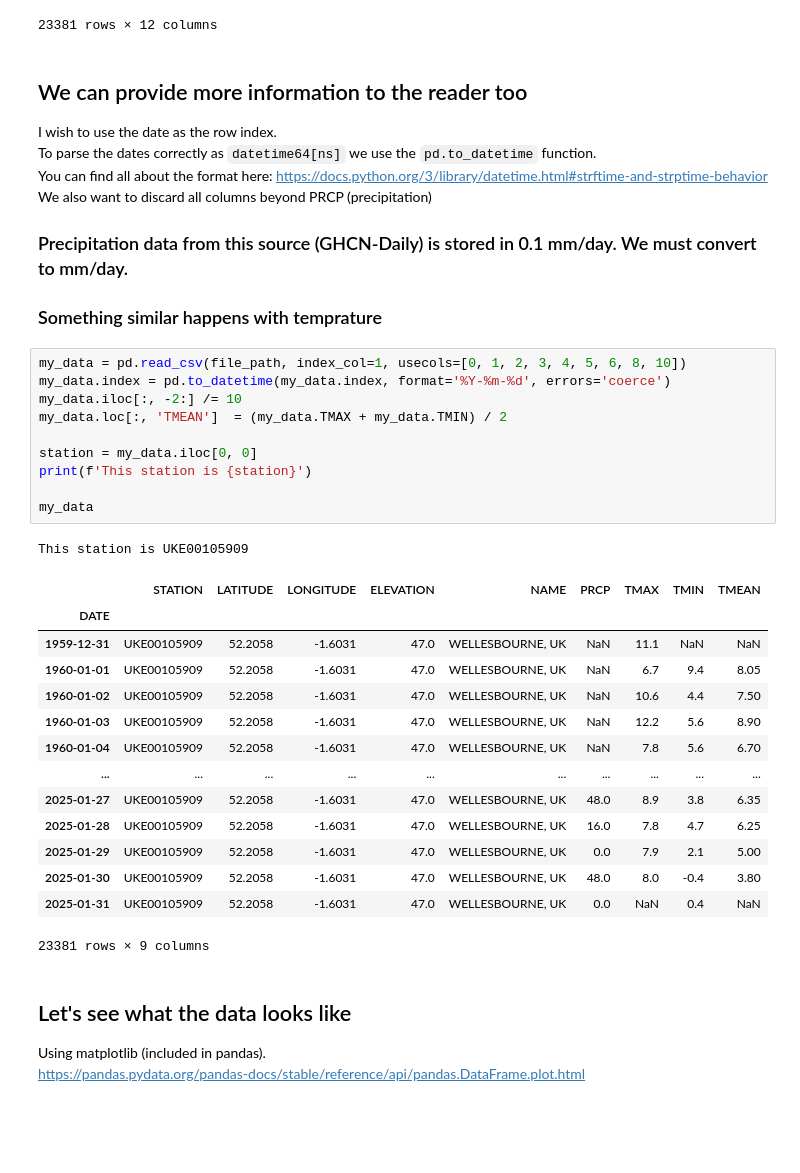
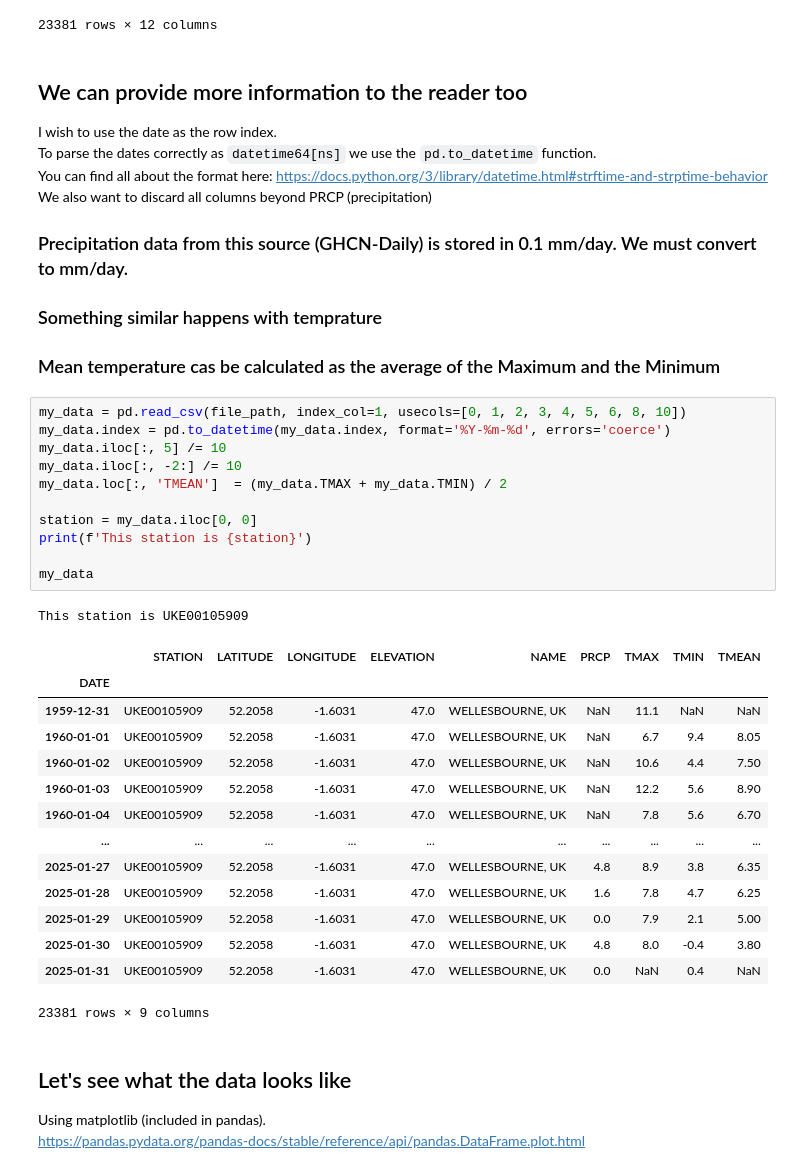
Before and after one commit to JosePedroMatos/SHU_hydrology, a Jupyter notebook: Working with monthly data.ipynb, the cells around one changed output. Saved outputs shown, nothing was run; the diff lists cells and outputs as text; blank space fills up the shorter version.

```diff
--- a/Working with monthly data.ipynb
+++ b/Working with monthly data.ipynb
@@ -60,30 +60,32 @@ We also want to discard all columns beyond PRCP (precipitation)
 
 ### Precipitation data from this source (GHCN-Daily) is stored in 0.1 mm/day. We must convert to mm/day.
 ### Something similar happens with temprature
+### Mean temperature cas be calculated as the average of the Maximum and the Minimum
 # %%
 my_data = pd.read_csv(file_path, index_col=1, usecols=[0, 1, 2, 3, 4, 5, 6, 8, 10])
 my_data.index = pd.to_datetime(my_data.index, format='%Y-%m-%d', errors='coerce')
+my_data.iloc[:, 5] /= 10
 my_data.iloc[:, -2:] /= 10
 my_data.loc[:, 'TMEAN']  = (my_data.TMAX + my_data.TMIN) / 2
 
 station = my_data.iloc[0, 0]
 print(f'This station is {station}')
 
 my_data
 # %% [output]
 This station is UKE00105909
 |  | STATION | LATITUDE | LONGITUDE | ELEVATION | NAME | PRCP | TMAX | TMIN | TMEAN |
 | DATE |  |  |  |  |  |  |  |  |  |
 | 1959-12-31 | UKE00105909 | 52.2058 | -1.6031 | 47.0 | WELLESBOURNE, UK | NaN | 11.1 | NaN | NaN |
 | 1960-01-01 | UKE00105909 | 52.2058 | -1.6031 | 47.0 | WELLESBOURNE, UK | NaN | 6.7 | 9.4 | 8.05 |
 | 1960-01-02 | UKE00105909 | 52.2058 | -1.6031 | 47.0 | WELLESBOURNE, UK | NaN | 10.6 | 4.4 | 7.50 |
 | 1960-01-03 | UKE00105909 | 52.2058 | -1.6031 | 47.0 | WELLESBOURNE, UK | NaN | 12.2 | 5.6 | 8.90 |
 | 1960-01-04 | UKE00105909 | 52.2058 | -1.6031 | 47.0 | WELLESBOURNE, UK | NaN | 7.8 | 5.6 | 6.70 |
 | ... | ... | ... | ... | ... | ... | ... | ... | ... | ... |
-| 2025-01-27 | UKE00105909 | 52.2058 | -1.6031 | 47.0 | WELLESBOURNE, UK | 48.0 | 8.9 | 3.8 | 6.35 |
-| 2025-01-28 | UKE00105909 | 52.2058 | -1.6031 | 47.0 | WELLESBOURNE, UK | 16.0 | 7.8 | 4.7 | 6.25 |
+| 2025-01-27 | UKE00105909 | 52.2058 | -1.6031 | 47.0 | WELLESBOURNE, UK | 4.8 | 8.9 | 3.8 | 6.35 |
+| 2025-01-28 | UKE00105909 | 52.2058 | -1.6031 | 47.0 | WELLESBOURNE, UK | 1.6 | 7.8 | 4.7 | 6.25 |
 | 2025-01-29 | UKE00105909 | 52.2058 | -1.6031 | 47.0 | WELLESBOURNE, UK | 0.0 | 7.9 | 2.1 | 5.00 |
-| 2025-01-30 | UKE00105909 | 52.2058 | -1.6031 | 47.0 | WELLESBOURNE, UK | 48.0 | 8.0 | -0.4 | 3.80 |
+| 2025-01-30 | UKE00105909 | 52.2058 | -1.6031 | 47.0 | WELLESBOURNE, UK | 4.8 | 8.0 | -0.4 | 3.80 |
 | 2025-01-31 | UKE00105909 | 52.2058 | -1.6031 | 47.0 | WELLESBOURNE, UK | 0.0 | NaN | 0.4 | NaN |
 23381 rows × 9 columns
 # %% [markdown]
```
Also changed, not shown: parts of 14 cells of this notebook, 2 other files.
